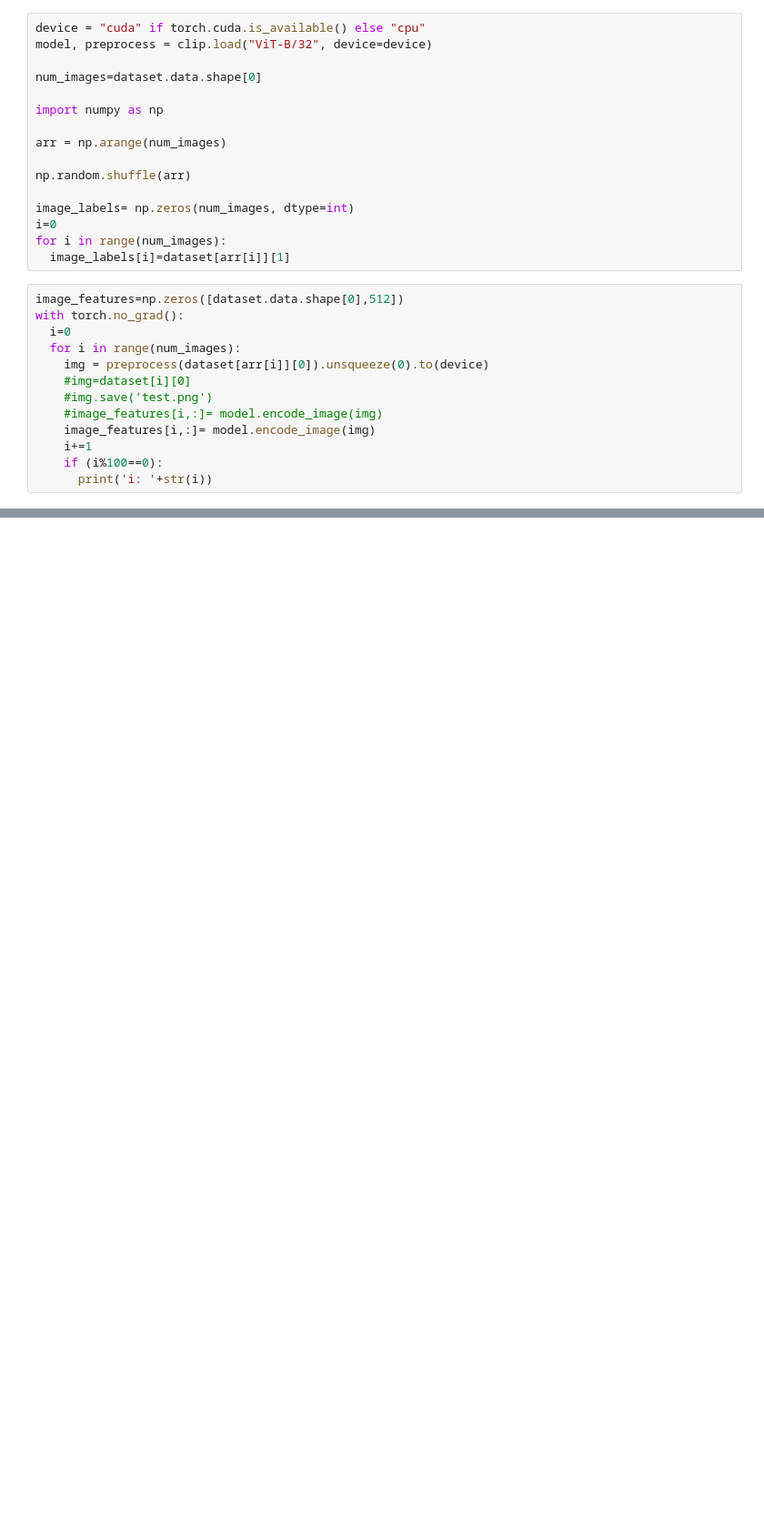
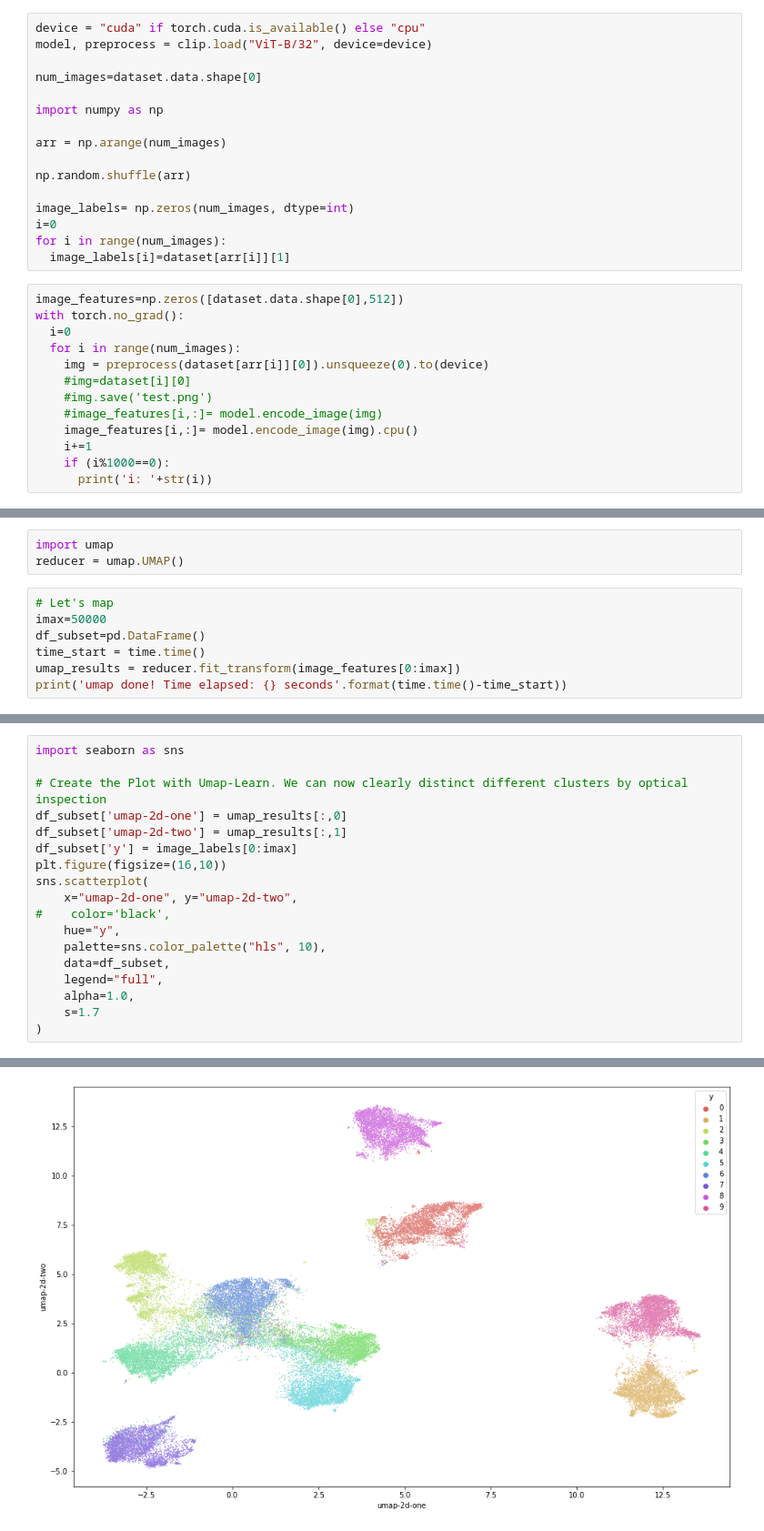
Before and after one commit to zillyf/datapipeline, a Jupyter notebook: datamining/notebooks/cifar.ipynb, the cells around one changed output, grey strips where cells are left out. Shown at 91% size. Cells and saved outputs as stored; diff of their text form; blank space fills up the shorter version.

Commit message:
added umap for cifar

```diff
--- a/datamining/notebooks/cifar.ipynb
+++ b/datamining/notebooks/cifar.ipynb
@@ -31,7 +54,7 @@ with torch.no_grad():
     #img=dataset[i][0]
     #img.save('test.png')
     #image_features[i,:]= model.encode_image(img)
-    image_features[i,:]= model.encode_image(img)
+    image_features[i,:]= model.encode_image(img).cpu()
     i+=1
-    if (i%100==0):
+    if (i%1000==0):
       print('i: '+str(i))
@@ -68,0 +133,10 @@ sns.scatterplot(
+# %%
+import umap
+reducer = umap.UMAP()
+# %%
+# Let's map
+imax=50000
+df_subset=pd.DataFrame()
+time_start = time.time()
+umap_results = reducer.fit_transform(image_features[0:imax])
+print('umap done! Time elapsed: {} seconds'.format(time.time()-time_start))
@@ -68,0 +145,19 @@ sns.scatterplot(
+# %%
+import seaborn as sns
+
+# Create the Plot with Umap-Learn. We can now clearly distinct different clusters by optical inspection
+df_subset['umap-2d-one'] = umap_results[:,0]
+df_subset['umap-2d-two'] = umap_results[:,1]
+df_subset['y'] = image_labels[0:imax]
+plt.figure(figsize=(16,10))
+sns.scatterplot(
+    x="umap-2d-one", y="umap-2d-two",
+#    color='black',
+    hue="y",
+    palette=sns.color_palette("hls", 10),
+    data=df_subset,
+    legend="full",
+    alpha=1.0,
+    s=1.7
+)
+# %% [output]
@@ -68,0 +165 @@ sns.scatterplot(
+[figure, added]
```
Also changed, not shown: parts of 19 cells of this notebook, 3 other files.
